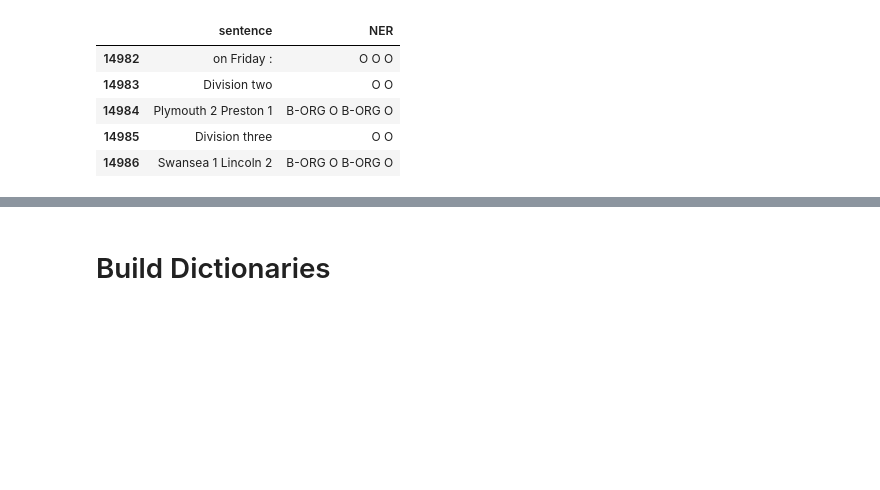
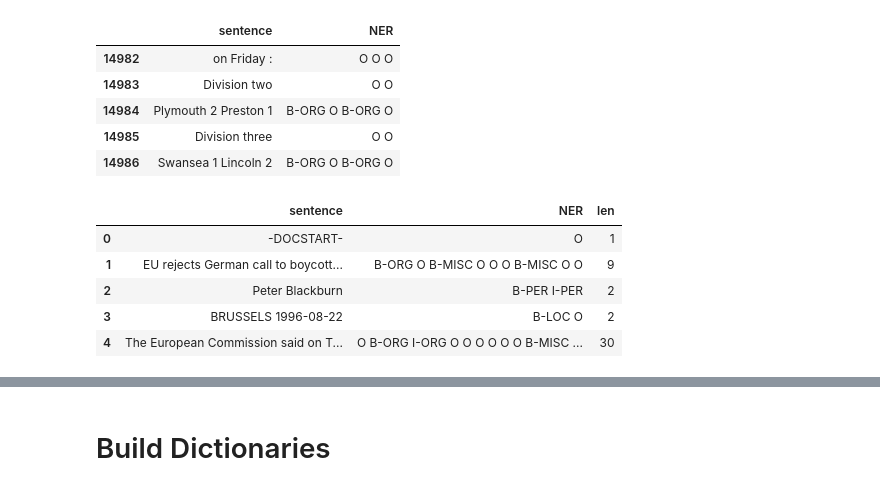
Before and after one commit to ngupta23/ds7337_nlp, a Jupyter notebook: Homework/NGupta_homework4.ipynb, the cells around one changed output, grey strips where cells are left out. Cells and saved outputs as stored; diff of their text form; code cells hidden in the pictures; blank space fills up the shorter version.

```diff
--- a/Homework/NGupta_homework4.ipynb
+++ b/Homework/NGupta_homework4.ipynb
@@ -90,3 +109,13 @@ data.tail()
 | 14984 | Plymouth 2 Preston 1 | B-ORG O B-ORG O |
 | 14985 | Division three | O O |
 | 14986 | Swansea 1 Lincoln 2 | B-ORG O B-ORG O |
+# %%
+data['len'] = data['sentence'].str.split().str.len()
+data.head()
+# %% [output]
+|  | sentence | NER | len |
+| 0 | -DOCSTART- | O | 1 |
+| 1 | EU rejects German call to boycott... | B-ORG O B-MISC O O O B-MISC O O | 9 |
+| 2 | Peter Blackburn | B-PER I-PER | 2 |
+| 3 | BRUSSELS 1996-08-22 | B-LOC O | 2 |
+| 4 | The European Commission said on T... | O B-ORG I-ORG O O O O O O B-MISC ... | 30 |
```
Also changed, not shown: parts of 37 cells of this notebook.
